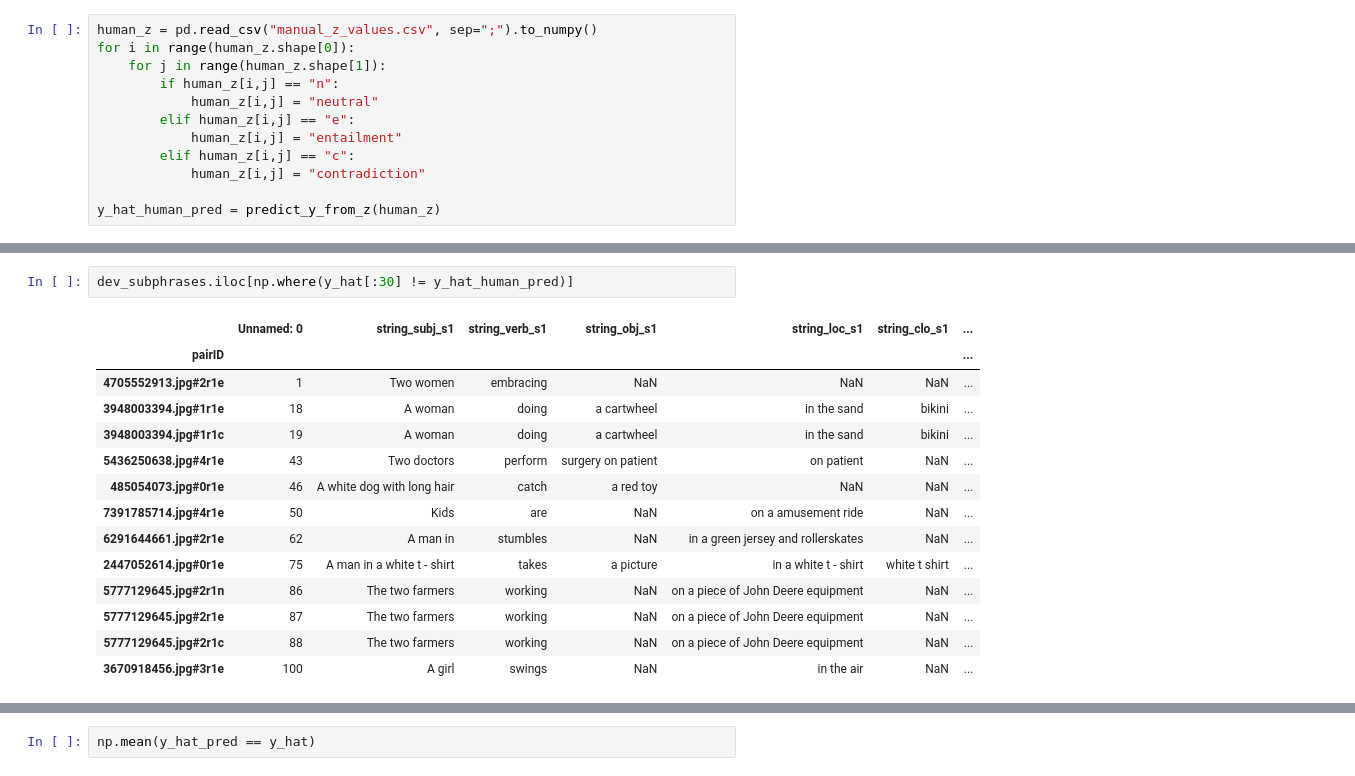
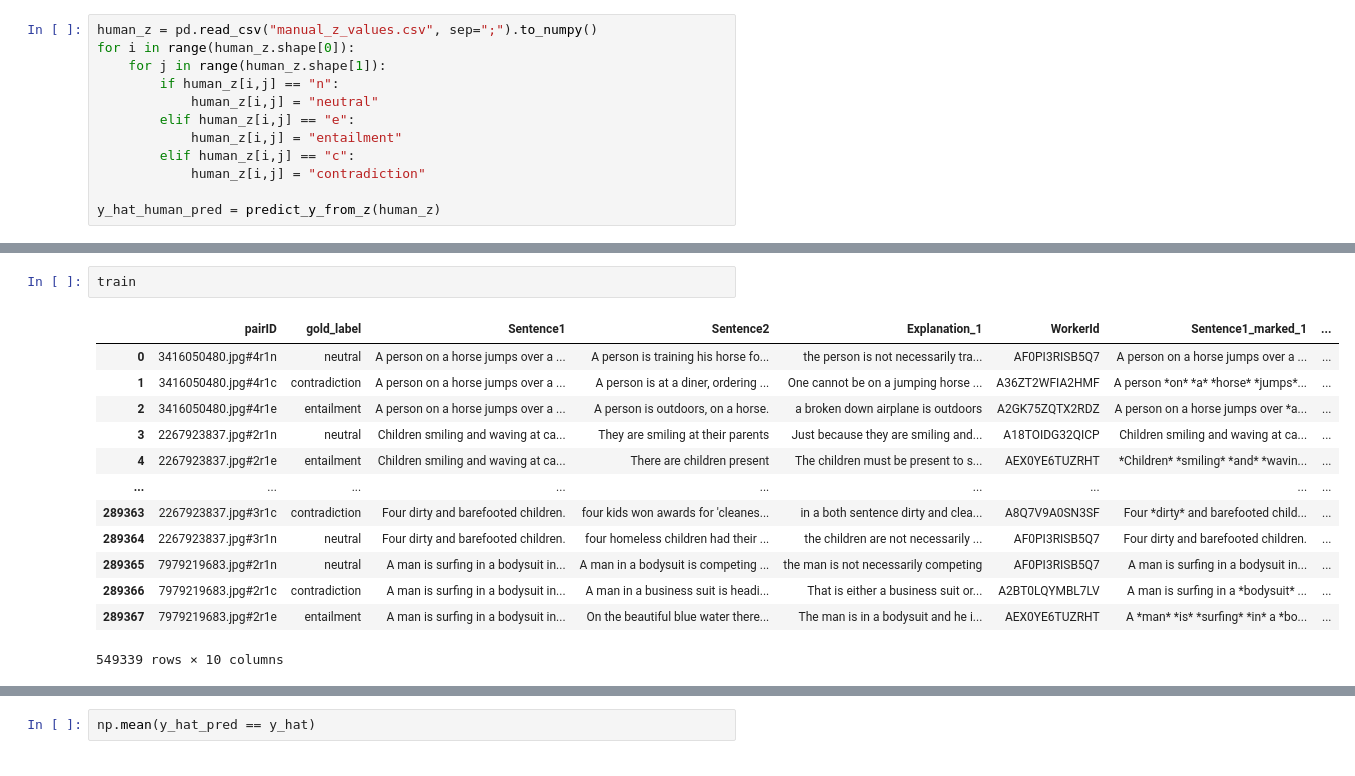
Before and after one commit to Marbr987/Hypothesis_Driven_Analysis_of_Self_Rationalising_Models, a Jupyter notebook: 04_BN_Explanations/generate_template_explanations.ipynb, the cells around one changed output, grey strips where cells are left out. Drawn from its saved outputs; the diff is of its cells as text.

```diff
--- a/04_BN_Explanations/generate_template_explanations.ipynb
+++ b/04_BN_Explanations/generate_template_explanations.ipynb
@@ -269,20 +348,19 @@ array(['neutral', 'contradiction', 'entailment', 'neutral', 'entailment',
-# %%
-dev_subphrases.iloc[np.where(y_hat[:30] != y_hat_human_pred)]
-# %% [output]
-|  | Unnamed: 0 | string_subj_s1 | string_verb_s1 | string_obj_s1 | string_loc_s1 | string_clo_s1 | ... |
-| pairID |  |  |  |  |  |  | ... |
-| 4705552913.jpg#2r1e | 1 | Two women | embracing | NaN | NaN | NaN | ... |
-| 3948003394.jpg#1r1e | 18 | A woman | doing | a cartwheel | in the sand | bikini | ... |
-| 3948003394.jpg#1r1c | 19 | A woman | doing | a cartwheel | in the sand | bikini | ... |
-| 5436250638.jpg#4r1e | 43 | Two doctors | perform | surgery on patient | on patient | NaN | ... |
-| 485054073.jpg#0r1e | 46 | A white dog with long hair | catch | a red toy | NaN | NaN | ... |
-| 7391785714.jpg#4r1e | 50 | Kids | are | NaN | on a amusement ride | NaN | ... |
-| 6291644661.jpg#2r1e | 62 | A man in | stumbles | NaN | in a green jersey and rollerskates | NaN | ... |
-| 2447052614.jpg#0r1e | 75 | A man in a white t - shirt | takes | a picture | in a white t - shirt | white t shirt | ... |
-| 5777129645.jpg#2r1n | 86 | The two farmers | working | NaN | on a piece of John Deere equipment | NaN | ... |
-| 5777129645.jpg#2r1e | 87 | The two farmers | working | NaN | on a piece of John Deere equipment | NaN | ... |
-| 5777129645.jpg#2r1c | 88 | The two farmers | working | NaN | on a piece of John Deere equipment | NaN | ... |
-| 3670918456.jpg#3r1e | 100 | A girl | swings | NaN | in the air | NaN | ... |
+# %%
+train
+# %% [output]
+|  | pairID | gold_label | Sentence1 | Sentence2 | Explanation_1 | WorkerId | Sentence1_marked_1 | ... |
+| 0 | 3416050480.jpg#4r1n | neutral | A person on a horse jumps over a ... | A person is training his horse fo... | the person is not necessarily tra... | AF0PI3RISB5Q7 | A person on a horse jumps over a ... | ... |
+| 1 | 3416050480.jpg#4r1c | contradiction | A person on a horse jumps over a ... | A person is at a diner, ordering ... | One cannot be on a jumping horse ... | A36ZT2WFIA2HMF | A person *on* *a* *horse* *jumps*... | ... |
+| 2 | 3416050480.jpg#4r1e | entailment | A person on a horse jumps over a ... | A person is outdoors, on a horse. | a broken down airplane is outdoors | A2GK75ZQTX2RDZ | A person on a horse jumps over *a... | ... |
+| 3 | 2267923837.jpg#2r1n | neutral | Children smiling and waving at ca... | They are smiling at their parents | Just because they are smiling and... | A18TOIDG32QICP | Children smiling and waving at ca... | ... |
+| 4 | 2267923837.jpg#2r1e | entailment | Children smiling and waving at ca... | There are children present | The children must be present to s... | AEX0YE6TUZRHT | *Children* *smiling* *and* *wavin... | ... |
+| ... | ... | ... | ... | ... | ... | ... | ... | ... |
+| 289363 | 2267923837.jpg#3r1c | contradiction | Four dirty and barefooted children. | four kids won awards for 'cleanes... | in a both sentence dirty and clea... | A8Q7V9A0SN3SF | Four *dirty* and barefooted child... | ... |
+| 289364 | 2267923837.jpg#3r1n | neutral | Four dirty and barefooted children. | four homeless children had their ... | the children are not necessarily ... | AF0PI3RISB5Q7 | Four dirty and barefooted children. | ... |
+| 289365 | 7979219683.jpg#2r1n | neutral | A man is surfing in a bodysuit in... | A man in a bodysuit is competing ... | the man is not necessarily competing | AF0PI3RISB5Q7 | A man is surfing in a bodysuit in... | ... |
+| 289366 | 7979219683.jpg#2r1c | contradiction | A man is surfing in a bodysuit in... | A man in a business suit is headi... | That is either a business suit or... | A2BT0LQYMBL7LV | A man is surfing in a *bodysuit* ... | ... |
+| 289367 | 7979219683.jpg#2r1e | entailment | A man is surfing in a bodysuit in... | On the beautiful blue water there... | The man is in a bodysuit and he i... | AEX0YE6TUZRHT | A *man* *is* *surfing* *in* a *bo... | ... |
+549339 rows × 10 columns
 # %%
 np.mean(y_hat_pred[:30] == y_hat_human_pred)
 # %% [output]
```
Also changed, not shown: parts of 28 cells of this notebook, 11 other files.
